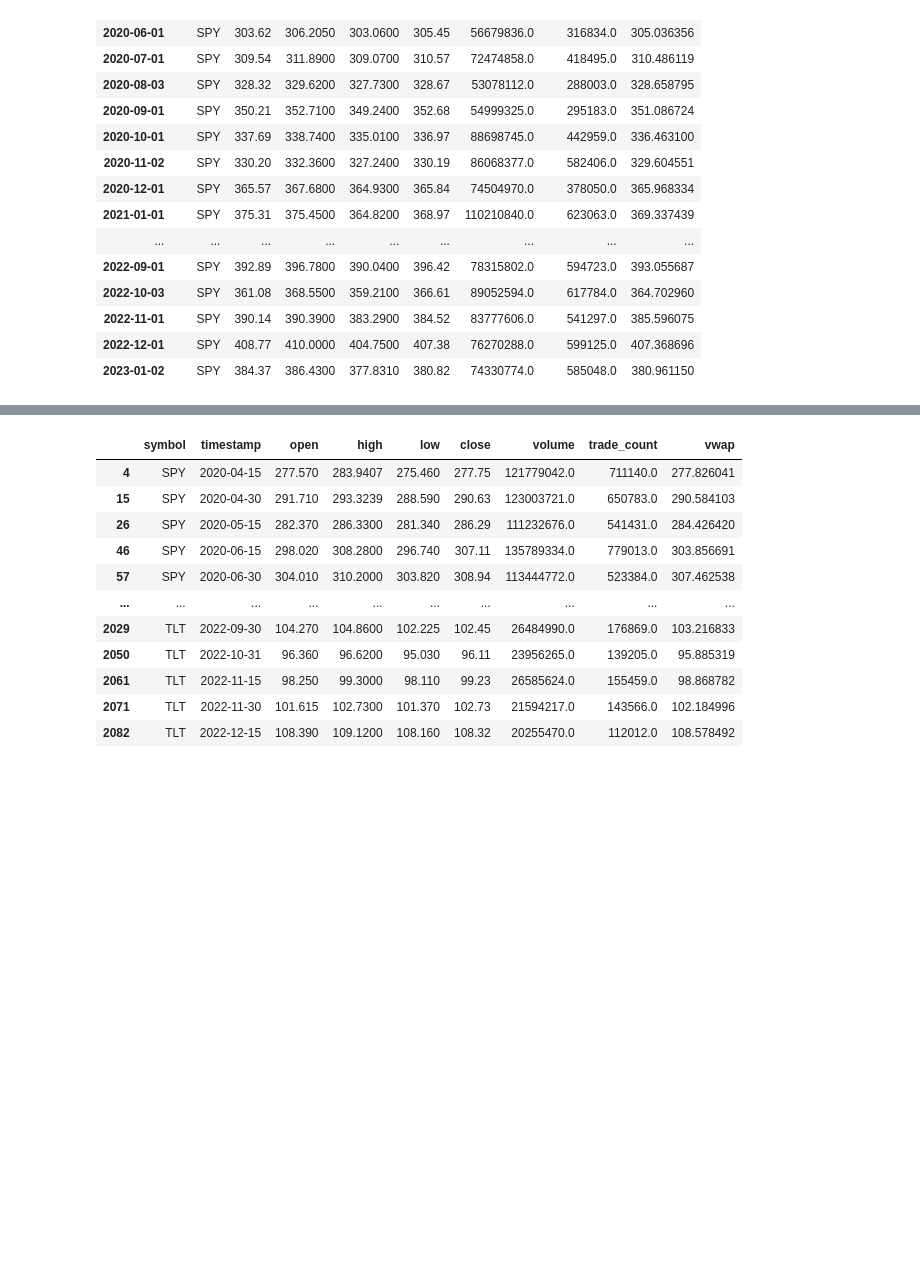
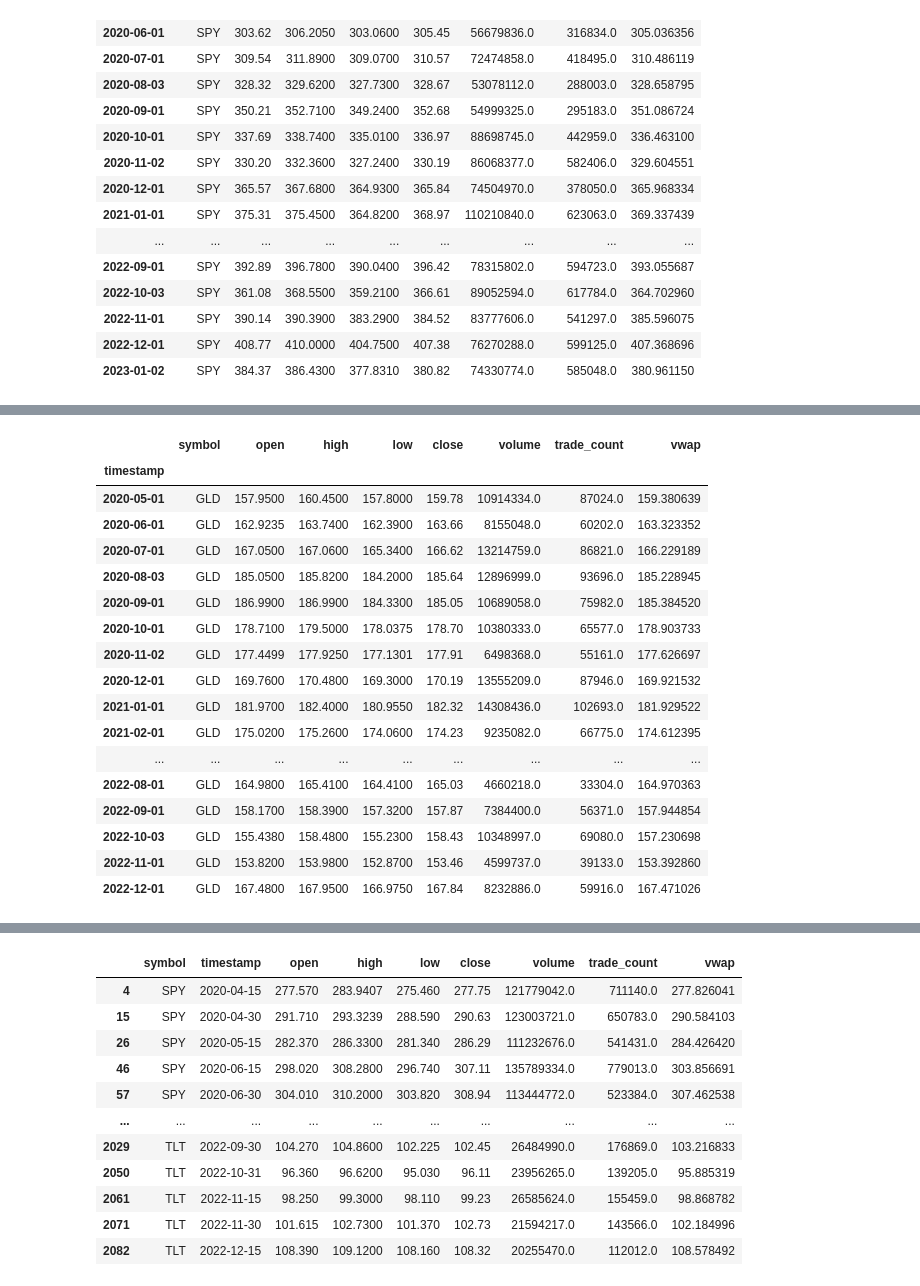
Before and after one commit to jordan-gilmartin/Alpaca-API-Data, a Jupyter notebook: Alpaca-API-Data.ipynb, the cells around one changed output, grey strips where cells are left out. Saved outputs shown, nothing was run; the diff lists cells and outputs as text; code cells hidden in the pictures; blank space fills up the shorter version.

```diff
--- a/Alpaca-API-Data.ipynb
+++ b/Alpaca-API-Data.ipynb
@@ -1150,0 +1195,23 @@ group_df.iloc[1:-1]
+# %%
+# Filtering first and last months due to incomplete data
+gld_iloc = gld_group_df.iloc[1:-1]
+gld_iloc
+# %% [output]
+|  | symbol | open | high | low | close | volume | trade_count | vwap |
+| timestamp |  |  |  |  |  |  |  |  |
+| 2020-05-01 | GLD | 157.9500 | 160.4500 | 157.8000 | 159.78 | 10914334.0 | 87024.0 | 159.380639 |
+| 2020-06-01 | GLD | 162.9235 | 163.7400 | 162.3900 | 163.66 | 8155048.0 | 60202.0 | 163.323352 |
+| 2020-07-01 | GLD | 167.0500 | 167.0600 | 165.3400 | 166.62 | 13214759.0 | 86821.0 | 166.229189 |
+| 2020-08-03 | GLD | 185.0500 | 185.8200 | 184.2000 | 185.64 | 12896999.0 | 93696.0 | 185.228945 |
+| 2020-09-01 | GLD | 186.9900 | 186.9900 | 184.3300 | 185.05 | 10689058.0 | 75982.0 | 185.384520 |
+| 2020-10-01 | GLD | 178.7100 | 179.5000 | 178.0375 | 178.70 | 10380333.0 | 65577.0 | 178.903733 |
+| 2020-11-02 | GLD | 177.4499 | 177.9250 | 177.1301 | 177.91 | 6498368.0 | 55161.0 | 177.626697 |
+| 2020-12-01 | GLD | 169.7600 | 170.4800 | 169.3000 | 170.19 | 13555209.0 | 87946.0 | 169.921532 |
+| 2021-01-01 | GLD | 181.9700 | 182.4000 | 180.9550 | 182.32 | 14308436.0 | 102693.0 | 181.929522 |
+| 2021-02-01 | GLD | 175.0200 | 175.2600 | 174.0600 | 174.23 | 9235082.0 | 66775.0 | 174.612395 |
+| ... | ... | ... | ... | ... | ... | ... | ... | ... |
+| 2022-08-01 | GLD | 164.9800 | 165.4100 | 164.4100 | 165.03 | 4660218.0 | 33304.0 | 164.970363 |
+| 2022-09-01 | GLD | 158.1700 | 158.3900 | 157.3200 | 157.87 | 7384400.0 | 56371.0 | 157.944854 |
+| 2022-10-03 | GLD | 155.4380 | 158.4800 | 155.2300 | 158.43 | 10348997.0 | 69080.0 | 157.230698 |
+| 2022-11-01 | GLD | 153.8200 | 153.9800 | 152.8700 | 153.46 | 4599737.0 | 39133.0 | 153.392860 |
+| 2022-12-01 | GLD | 167.4800 | 167.9500 | 166.9750 | 167.84 | 8232886.0 | 59916.0 | 167.471026 |
```
Also changed, not shown: parts of 6 cells of this notebook.
